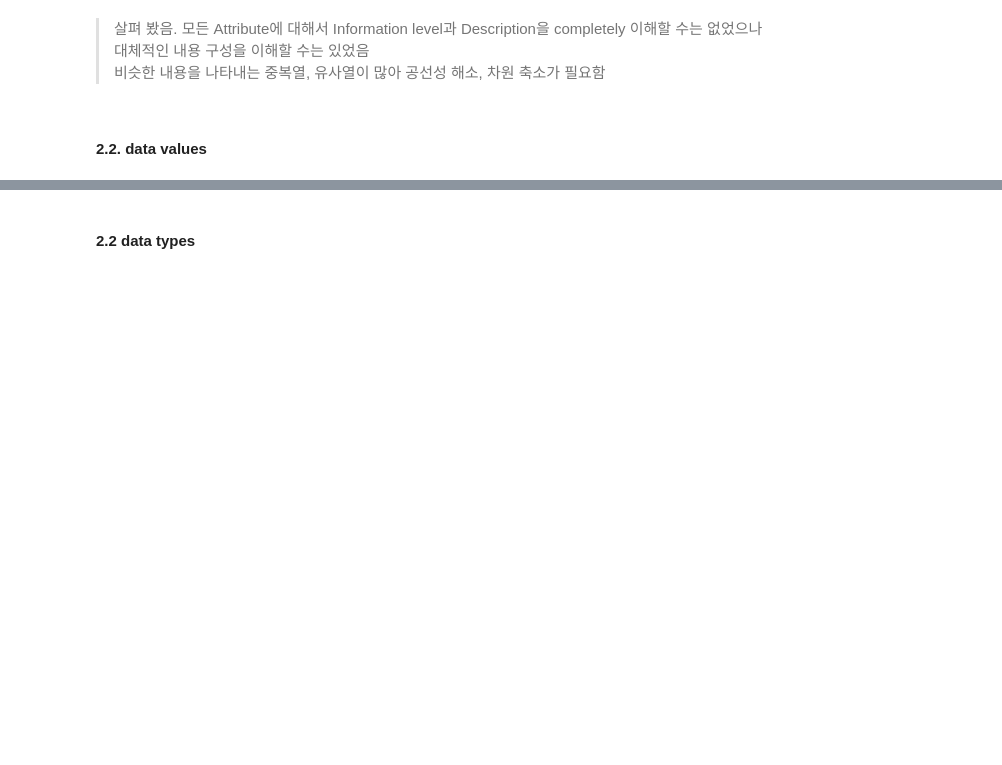
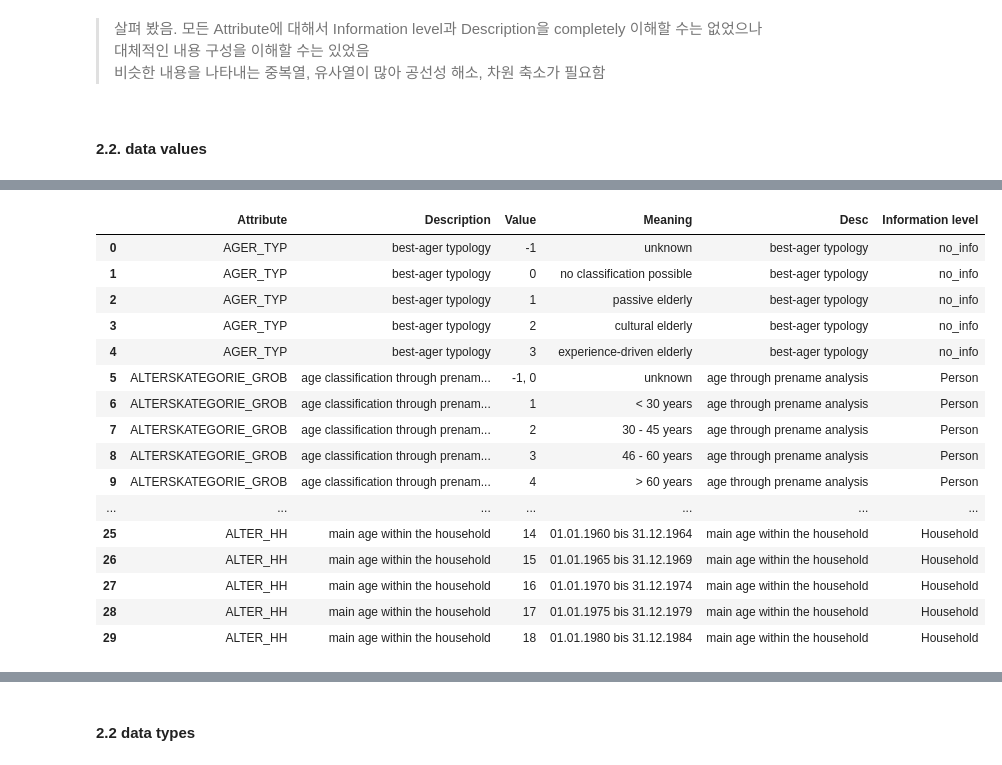
Before and after one commit to jaeyoun-chang/u_city_capstone, a Jupyter notebook: Arvato Project Workbook.ipynb, the cells around one changed output, grey strips where cells are left out. Drawn from its saved outputs; the diff is of its cells as text; code cells hidden in the pictures; blank space fills up the shorter version.

Commit message:
vlookup

```diff
--- a/Arvato Project Workbook.ipynb
+++ b/Arvato Project Workbook.ipynb
@@ -389,0 +452,4 @@ understand all features one by one
+# %%
+df_attr_num = vlookup(df_attr, df_feature, 'Attribute', 'Desc')
+print(df_attr_num.shape)
+df_attr_num.head()
@@ -389,0 +464,2 @@ understand all features one by one
+# %%
+df_attr_num = vlookup(df_attr_num, df_feature, 'Attribute', 'Information level', nan_val = 'no_info')
@@ -389,0 +477,20 @@ understand all features one by one
+# %%
+df_attr_num.head(30)
+# %% [output]
+|  | Attribute | Description | Value | Meaning | Desc | Information level |
+| 0 | AGER_TYP | best-ager typology | -1 | unknown | best-ager typology | no_info |
+| 1 | AGER_TYP | best-ager typology | 0 | no classification possible | best-ager typology | no_info |
+| 2 | AGER_TYP | best-ager typology | 1 | passive elderly | best-ager typology | no_info |
+| 3 | AGER_TYP | best-ager typology | 2 | cultural elderly | best-ager typology | no_info |
+| 4 | AGER_TYP | best-ager typology | 3 | experience-driven elderly | best-ager typology | no_info |
+| 5 | ALTERSKATEGORIE_GROB | age classification through prenam... | -1, 0 | unknown | age through prename analysis | Person |
+| 6 | ALTERSKATEGORIE_GROB | age classification through prenam... | 1 | < 30 years | age through prename analysis | Person |
+| 7 | ALTERSKATEGORIE_GROB | age classification through prenam... | 2 | 30 - 45 years | age through prename analysis | Person |
+| 8 | ALTERSKATEGORIE_GROB | age classification through prenam... | 3 | 46 - 60 years | age through prename analysis | Person |
+| 9 | ALTERSKATEGORIE_GROB | age classification through prenam... | 4 | > 60 years | age through prename analysis | Person |
+| ... | ... | ... | ... | ... | ... | ... |
+| 25 | ALTER_HH | main age within the household | 14 | 01.01.1960 bis 31.12.1964 | main age within the household | Household |
+| 26 | ALTER_HH | main age within the household | 15 | 01.01.1965 bis 31.12.1969 | main age within the household | Household |
+| 27 | ALTER_HH | main age within the household | 16 | 01.01.1970 bis 31.12.1974 | main age within the household | Household |
+| 28 | ALTER_HH | main age within the household | 17 | 01.01.1975 bis 31.12.1979 | main age within the household | Household |
+| 29 | ALTER_HH | main age within the household | 18 | 01.01.1980 bis 31.12.1984 | main age within the household | Household |
```
Also changed, not shown: parts of 29 cells of this notebook, 1 other file.
